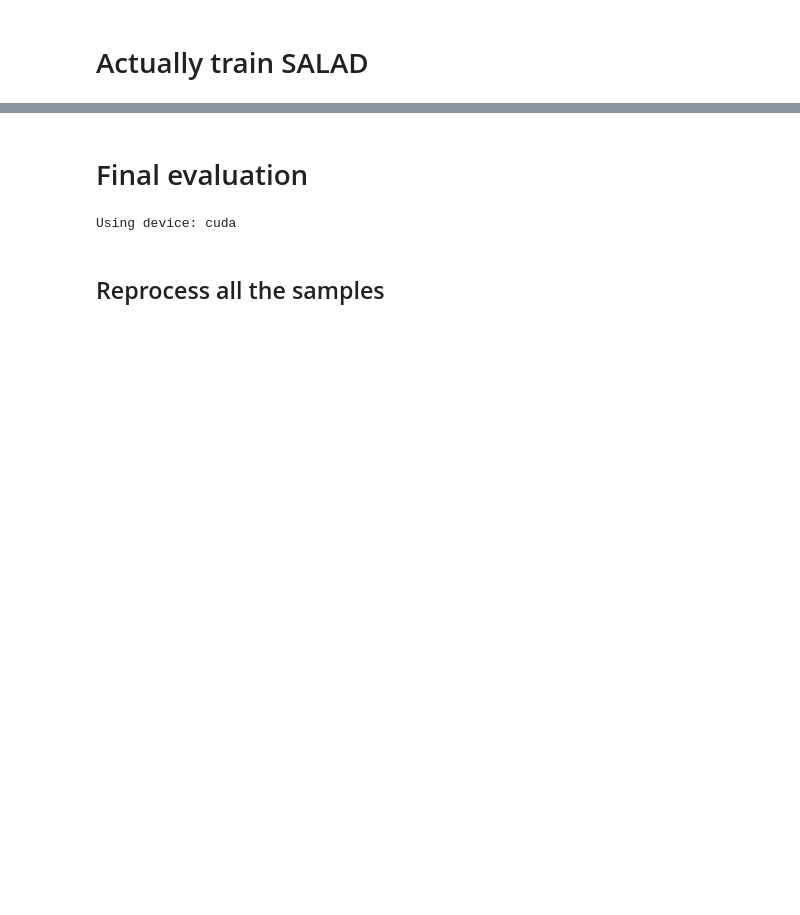
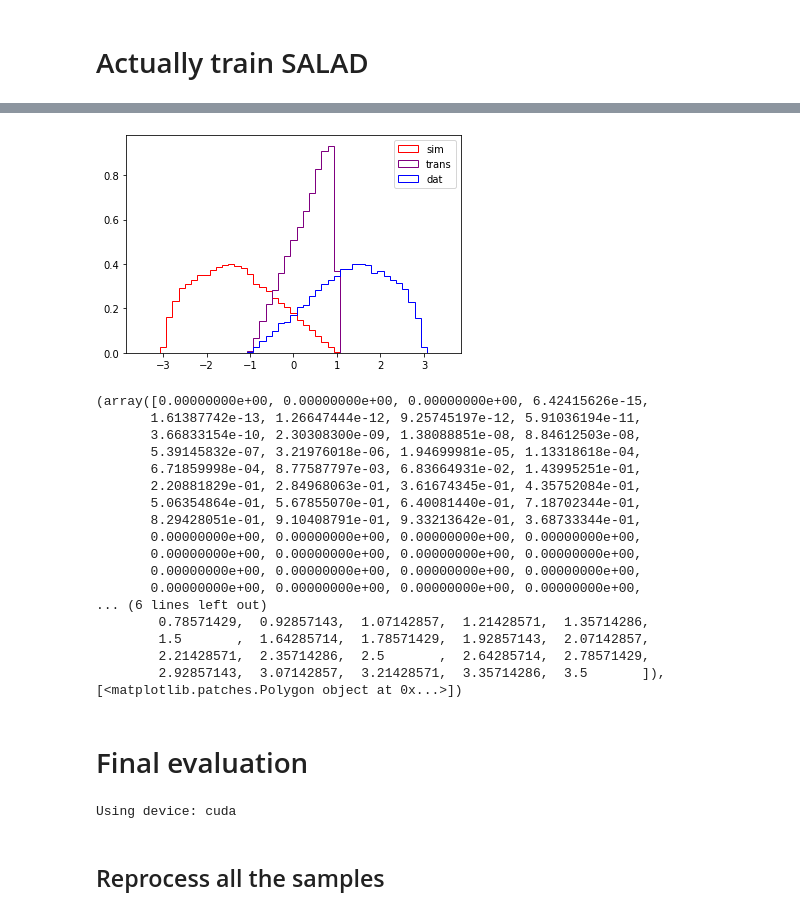
Before and after one commit to rmastand/FETA, a Jupyter notebook: SALAD.ipynb, the cells around one changed output, grey strips where cells are left out. Cells and saved outputs as stored; diff of their text form; code cells hidden in the pictures; blank space fills up the shorter version.

```diff
--- a/SALAD.ipynb
+++ b/SALAD.ipynb
@@ -199,3 +220,42 @@ Evaluating at best val loss epoch: 21
+# %%
+# plot with weights
+plot_weights =  get_weights(dataset_train_sim[:,0], model_SALAD_sb)
+
+plt.figure()
+
+
+
+binning_scheme = np.linspace(-3.5, 3.5, 50)
+
+plt.hist(dataset_train_sim[:,0], bins =binning_scheme, density = True, histtype = "step", color = "red", label = "sim")
+a = plt.hist(dataset_train_sim[:,0],  bins =binning_scheme,weights = plot_weights, density = True, histtype = "step", color = "purple", label = "trans")
+
+plt.hist(dataset_train_dat[:,0],  bins =binning_scheme,density = True, histtype = "step", color = "blue", label = "dat")
+
+plt.legend()
+plt.show()
+
+
+print(a)
+# %% [output]
+[figure, added]
+(array([0.00000000e+00, 0.00000000e+00, 0.00000000e+00, 6.42415626e-15,
+       1.61387742e-13, 1.26647444e-12, 9.25745197e-12, 5.91036194e-11,
+       3.66833154e-10, 2.30308300e-09, 1.38088851e-08, 8.84612503e-08,
+       5.39145832e-07, 3.21976018e-06, 1.94699981e-05, 1.13318618e-04,
+       6.71859998e-04, 8.77587797e-03, 6.83664931e-02, 1.43995251e-01,
+       2.20881829e-01, 2.84968063e-01, 3.61674345e-01, 4.35752084e-01,
+       5.06354864e-01, 5.67855070e-01, 6.40081440e-01, 7.18702344e-01,
+       8.29428051e-01, 9.10408791e-01, 9.33213642e-01, 3.68733344e-01,
+       0.00000000e+00, 0.00000000e+00, 0.00000000e+00, 0.00000000e+00,
+       0.00000000e+00, 0.00000000e+00, 0.00000000e+00, 0.00000000e+00,
+       0.00000000e+00, 0.00000000e+00, 0.00000000e+00, 0.00000000e+00,
+       0.00000000e+00, 0.00000000e+00, 0.00000000e+00, 0.00000000e+00,
+... (6 lines left out)
+        0.78571429,  0.92857143,  1.07142857,  1.21428571,  1.35714286,
+        1.5       ,  1.64285714,  1.78571429,  1.92857143,  2.07142857,
+        2.21428571,  2.35714286,  2.5       ,  2.64285714,  2.78571429,
+        2.92857143,  3.07142857,  3.21428571,  3.35714286,  3.5       ]), [<matplotlib.patches.Polygon object at 0x...>])
 # %% [markdown]
 # Final evaluation
 # %%
```
Also changed, not shown: parts of 9 cells of this notebook, 1 other file.
